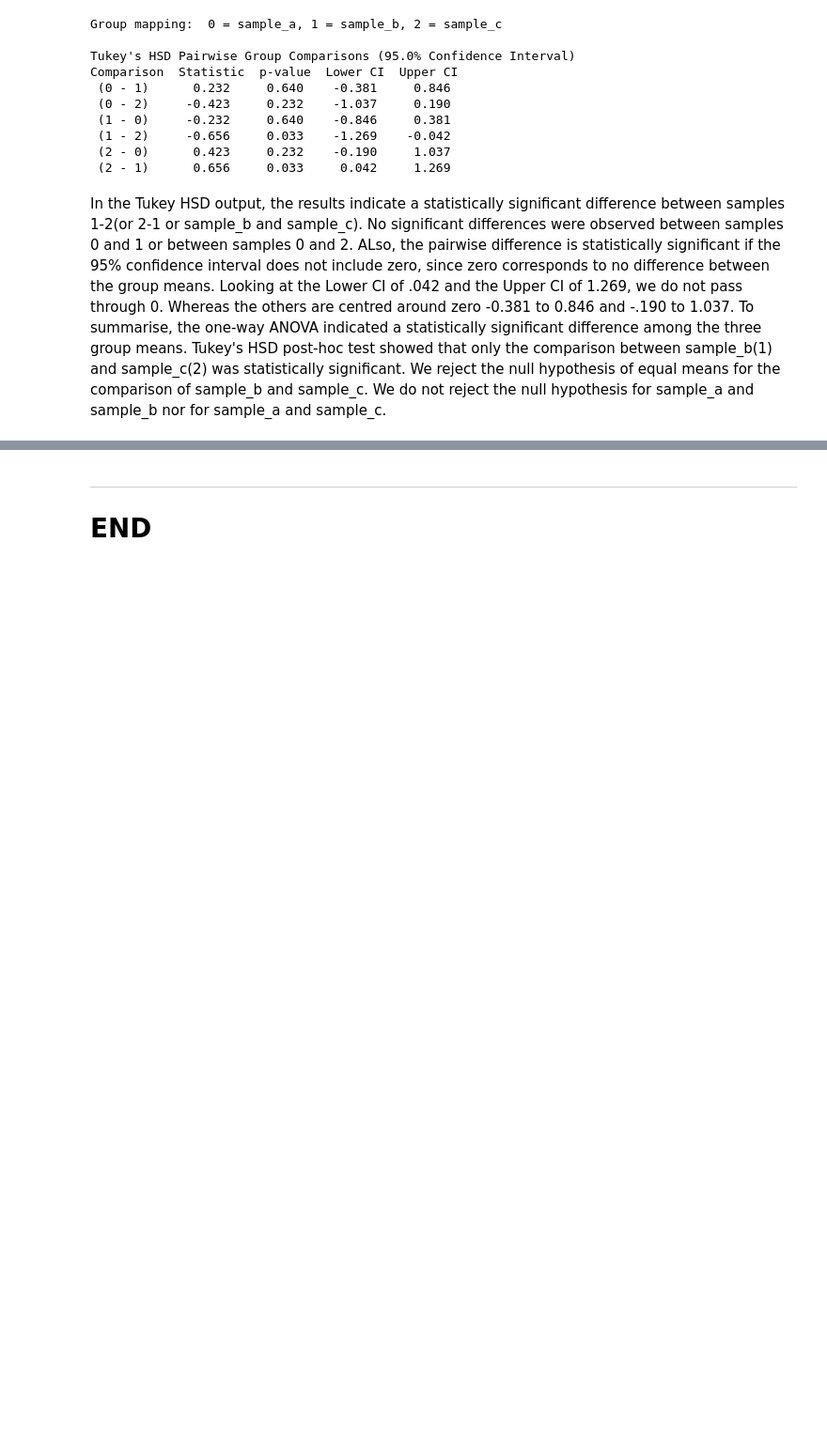
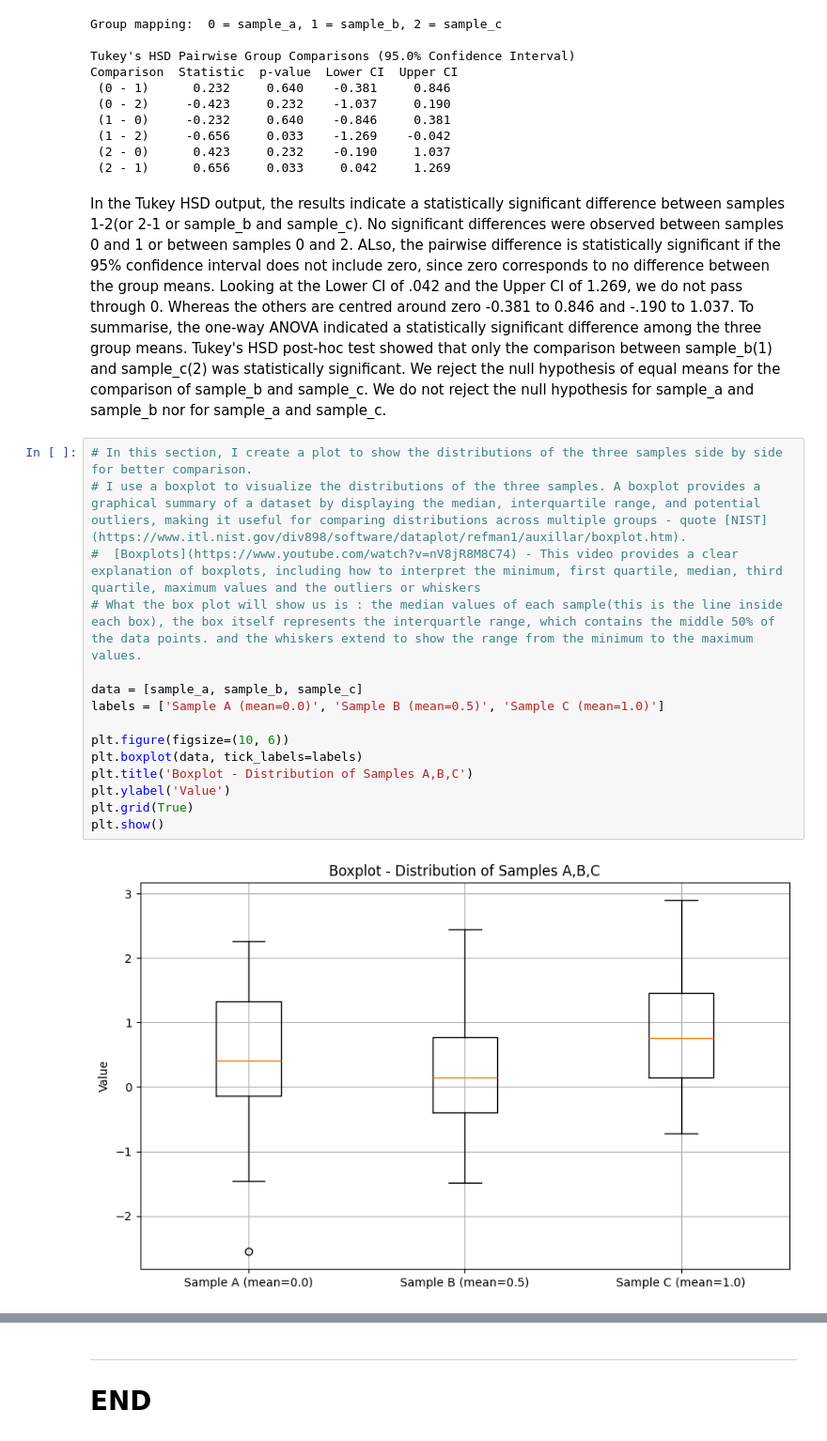
Before and after one commit to Grainne10/applied_statistics, a Jupyter notebook: problems.ipynb, the cells around one changed output, grey strips where cells are left out. Shown: that part at 94% size. Cells and saved outputs as stored; diff of their text form; blank space fills up the shorter version.

Commit message:
Problem 4 - Add boxplot

```diff
--- a/problems.ipynb
+++ b/problems.ipynb
@@ -486,3 +484,20 @@ Comparison  Statistic  p-value  Lower CI  Upper CI
  (2 - 1)      0.656     0.033     0.042     1.269
 # %% [markdown]
 In the Tukey HSD output, the results indicate a statistically significant difference between samples 1-2(or 2-1 or sample_b and sample_c). No significant differences were observed between samples 0 and 1 or between samples 0 and 2. ALso, the pairwise difference is statistically significant if the 95% confidence interval does not include zero, since zero corresponds to no difference between the group means. Looking at the Lower CI of .042 and the Upper CI of 1.269, we do not pass through 0. Whereas the others are centred around zero -0.381 to 0.846 and -.190 to 1.037. To summarise, the one-way ANOVA indicated a statistically significant difference among the three group means. Tukey's HSD post-hoc test showed that only the comparison between sample_b(1) and sample_c(2) was statistically significant. We reject the null hypothesis of equal means for the comparison of sample_b and sample_c. We do not reject the null hypothesis for sample_a and sample_b nor for sample_a and sample_c.
+# %%
+# In this section, I create a plot to show the distributions of the three samples side by side for better comparison.
+# I use a boxplot to visualize the distributions of the three samples. A boxplot provides a graphical summary of a dataset by displaying the median, interquartile range, and potential outliers, making it useful for comparing distributions across multiple groups - quote [NIST](https://www.itl.nist.gov/div898/software/dataplot/refman1/auxillar/boxplot.htm).
+#  [Boxplots](https://www.youtube.com/watch?v=nV8jR8M8C74) - This video provides a clear explanation of boxplots, including how to interpret the minimum, first quartile, median, third quartile, maximum values and the outliers or whiskers
+# What the box plot will show us is : the median values of each sample(this is the line inside each box), the box itself represents the interquartle range, which contains the middle 50% of the data points. and the whiskers extend to show the range from the minimum to the maximum values.
+
+data = [sample_a, sample_b, sample_c]
+labels = ['Sample A (mean=0.0)', 'Sample B (mean=0.5)', 'Sample C (mean=1.0)']
+
+plt.figure(figsize=(10, 6))
+plt.boxplot(data, tick_labels=labels)
+plt.title('Boxplot - Distribution of Samples A,B,C')
+plt.ylabel('Value')
+plt.grid(True)
+plt.show()
+# %% [output]
+[figure, added]
```
Also changed, not shown: parts of 5 cells of this notebook, 1 other file.
